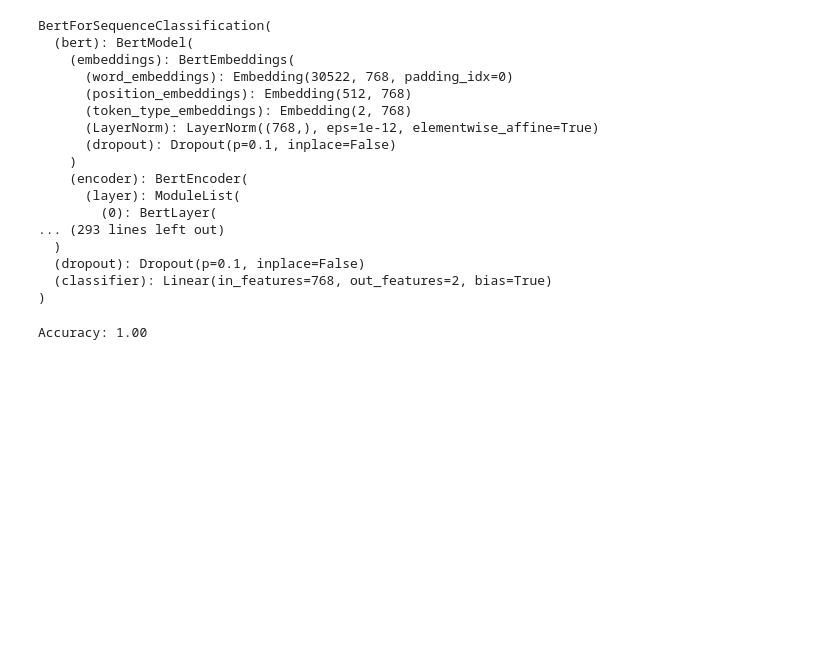
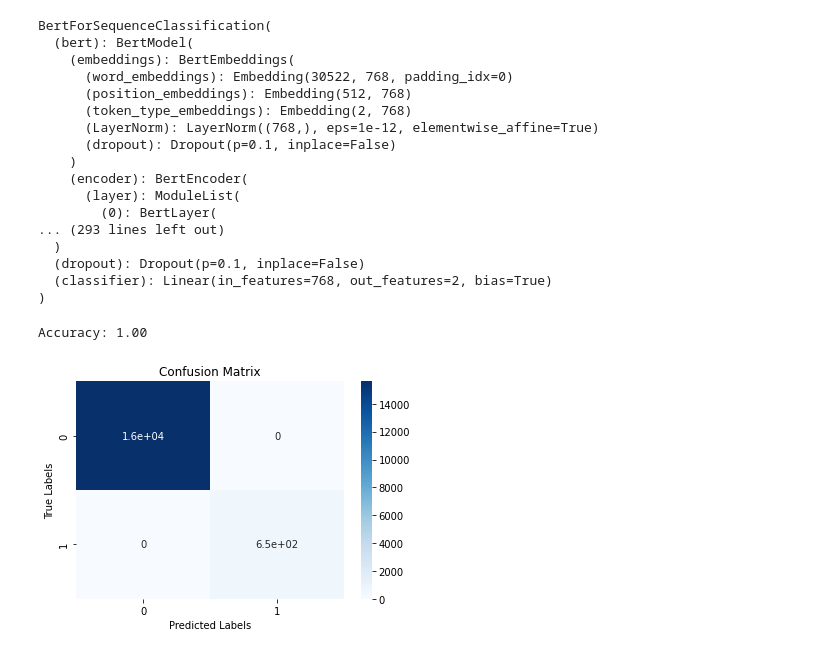
Before and after one commit to cvillanue/DeepLearning-IdiomaticExpression, a Jupyter notebook: IdiomaticExpression_BERT_.ipynb, the cells around one changed output. Saved outputs shown, nothing was run; the diff lists cells and outputs as text; code cells hidden in the pictures; blank space fills up the shorter version.

```diff
--- a/IdiomaticExpression_BERT_.ipynb
+++ b/IdiomaticExpression_BERT_.ipynb
@@ -376,3 +376,20 @@ accuracy = accuracy_score(true_labels, pred_labels)
 print(f"Accuracy: {accuracy:.2f}")
 # %% [output]
 Accuracy: 1.00
+# %%
+import seaborn as sns
+import matplotlib.pyplot as plt
+from sklearn import metrics
+
+
+# Create confusion matrix
+confusion_matrix = metrics.confusion_matrix(true_labels, pred_labels)
+
+# Plot heatmap
+sns.heatmap(confusion_matrix, annot=True, cmap='Blues')
+plt.title('Confusion Matrix')
+plt.xlabel('Predicted Labels')
+plt.ylabel('True Labels')
+plt.show()
+# %% [output]
+[figure, added]
```
